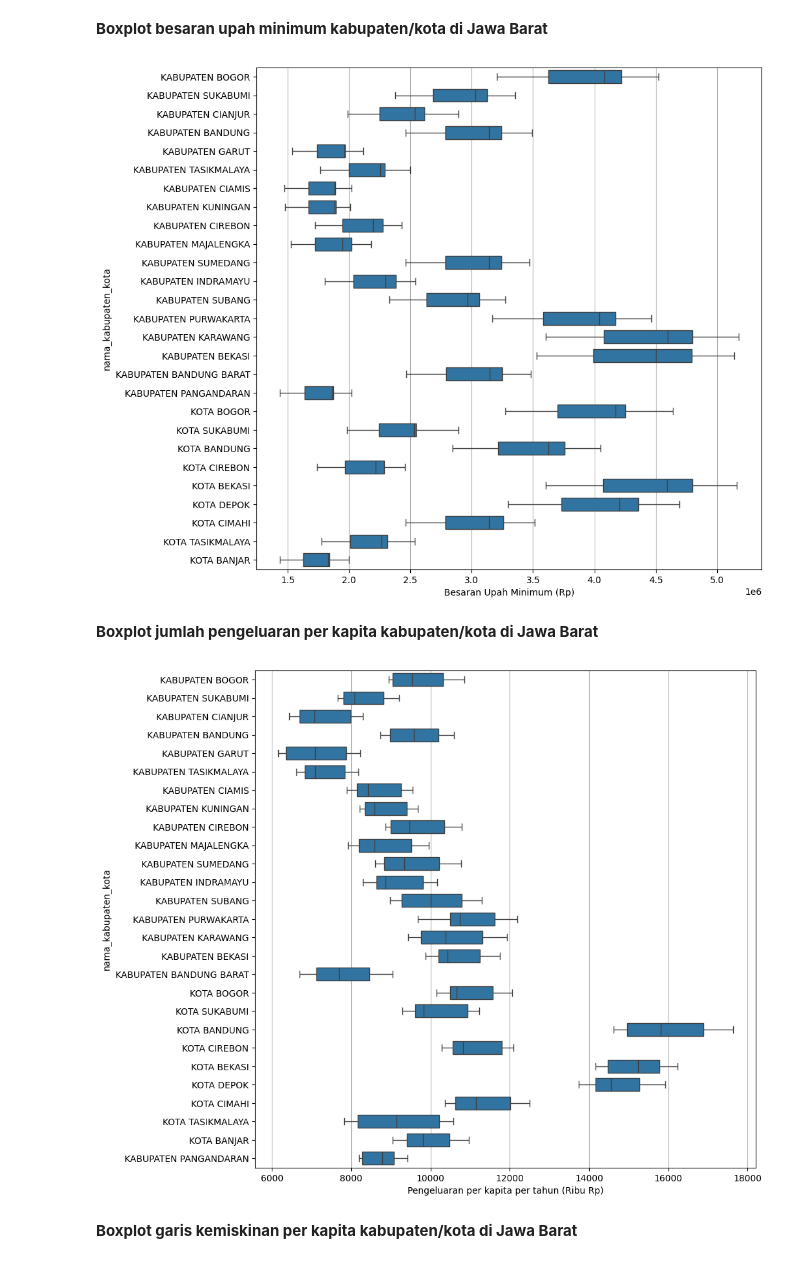
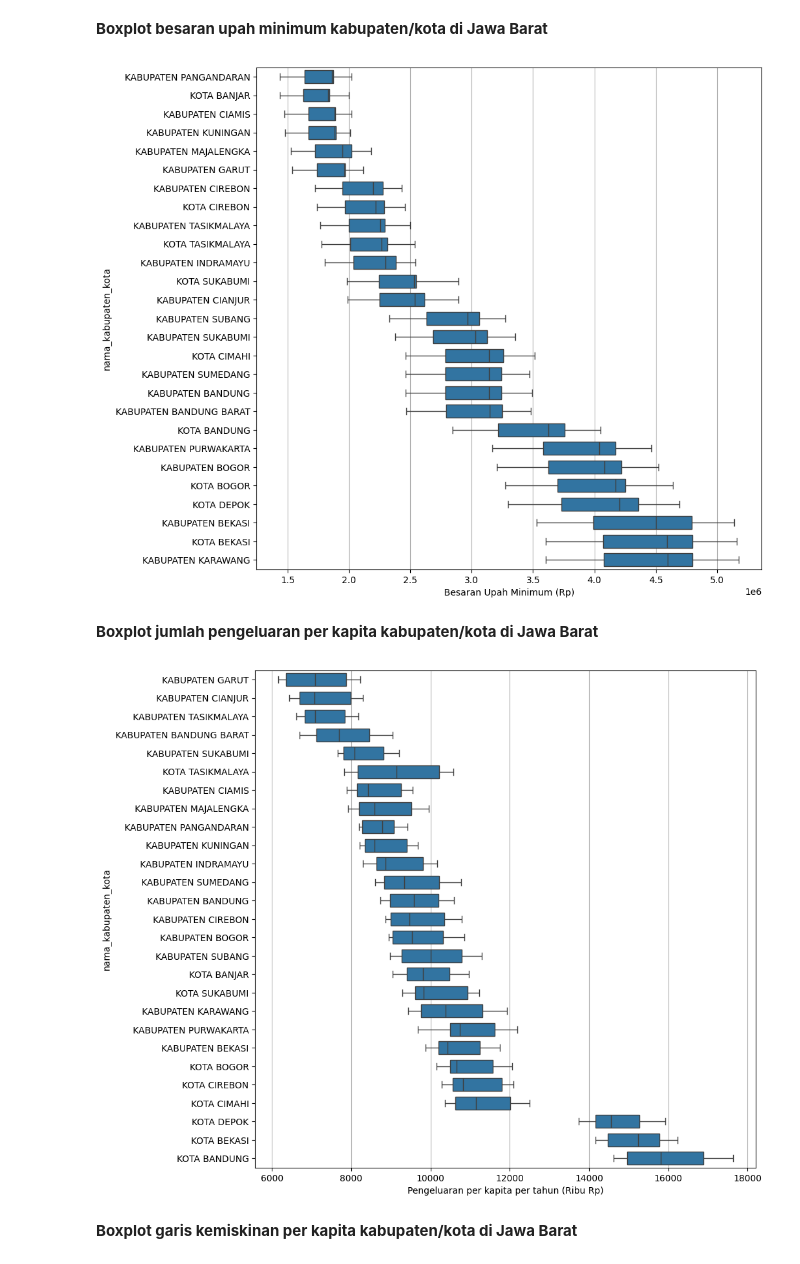
Before and after one commit to boyaditya/Data-Mining-and-Warehouse, a Jupyter notebook: V2/EDA Kelompok 3.ipynb, the cells around one changed output. Cells and saved outputs as stored; diff of their text form; code cells hidden in the pictures.

Commit message:
sorted boxplot

```diff
--- a/V2/EDA Kelompok 3.ipynb
+++ b/V2/EDA Kelompok 3.ipynb
@@ -482,23 +482,27 @@ Berdasarkan matriks korelasi di atas, berikut adalah kesimpulan korelasi antara
 # %% [markdown]
 **Boxplot besaran upah minimum kabupaten/kota di Jawa Barat**
 # %%
+um_sorted = um.sort_values(by='besaran_upah_minimum', ascending=True)
+
 plt.figure(figsize=(10,10))
 plt.grid(True)
-sns.boxplot( x="besaran_upah_minimum", y='nama_kabupaten_kota', data=um, width=0.7)
+sns.boxplot( x="besaran_upah_minimum", y='nama_kabupaten_kota', data=um_sorted, width=0.7)
 plt.xlabel('Besaran Upah Minimum (Rp)')
 plt.show()
 # %% [output]
-[figure, old version]
+[figure, new version]
 # %% [markdown]
 **Boxplot jumlah pengeluaran per kapita kabupaten/kota di Jawa Barat**
 # %%
+ppk_sorted = ppk.sort_values(by='jumlah_pengeluaran_per_kapita', ascending=True)
+
 plt.figure(figsize=(10,10))
 plt.grid(True)
-sns.boxplot( x="jumlah_pengeluaran_per_kapita", y='nama_kabupaten_kota', data=ppk, width=0.7)
+sns.boxplot( x="jumlah_pengeluaran_per_kapita", y='nama_kabupaten_kota', data=ppk_sorted, width=0.7)
 plt.xlabel('Pengeluaran per kapita per tahun (Ribu Rp)')
 plt.show()
 # %% [output]
-[figure, old version]
+[figure, new version]
 # %% [markdown]
 **Boxplot garis kemiskinan per kapita kabupaten/kota di Jawa Barat**
 # %%
```
Also changed, not shown: parts of 3 cells of this notebook.
